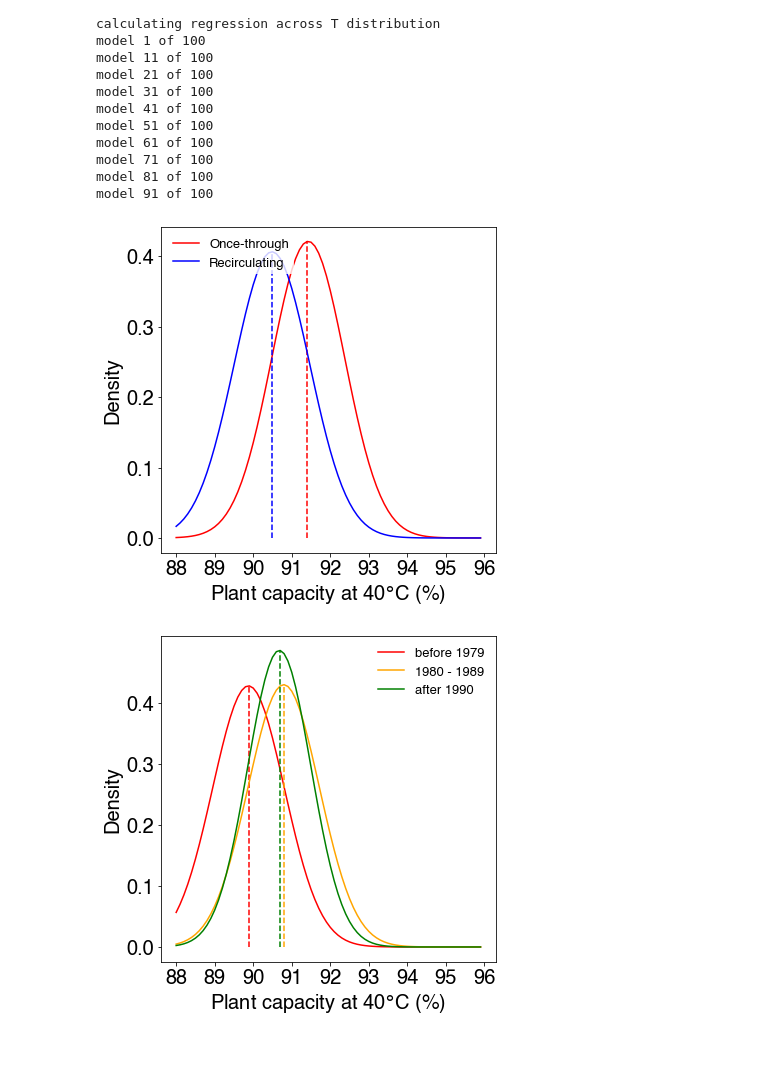
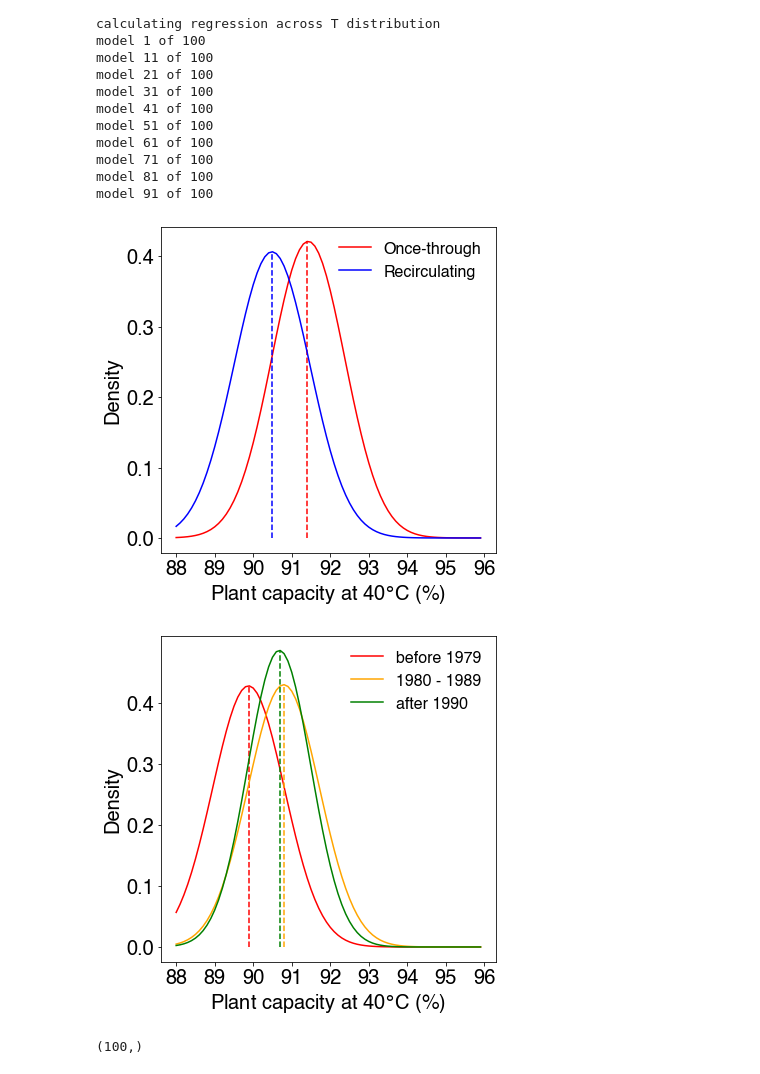
Before and after one commit to ecoffel/grad-research, a Jupyter notebook: 2019-electricity/el_plant_bootstrap_temp_runoff_curves.ipynb, the cells around one changed output. Drawn from its saved outputs; the diff is of its cells as text; code cells hidden in the pictures.

```diff
--- a/2019-electricity/el_plant_bootstrap_temp_runoff_curves.ipynb
+++ b/2019-electricity/el_plant_bootstrap_temp_runoff_curves.ipynb
@@ -146,9 +146,12 @@ plantUSorEU = plantUSorEU[ind]
 # plantCoolingTmp = plantCoolingTmp[nn]
 # plantCooling = np.array(list(plantCoolingTmp)*int(len(plantYears)/len(plantCoolingTmp)))
 # %%
-n = 0
-
+page = []
+pcooling = []
 for i in np.unique(plantIds):
     ind = np.where(plantIds==i)[0][0]
-    if plantCooling[ind] == 0:
-        n += 1
+    if plantAge[ind] > 1000 and plantCooling[ind] >= 0:
+        page.append(plantAge[ind])
+        pcooling.append(plantCooling[ind])
+page = np.array(page)
+pcooling = np.array(pcooling)
@@ -521,6 +556,7 @@ plantYears = plantYears[ind]
 plantCooling = plantCooling[ind]
 plantCoolingOT = np.array([0]*len(ind))
 plantCoolingRC = np.array([1]*len(ind))
+plantCoolingUnspec = np.array([-1]*len(ind))
 plantAge = plantAge[ind]
 plantAge1970 = np.array([1970]*len(ind))
 plantAge1980 = np.array([1980]*len(ind))
@@ -533,6 +569,7 @@ qd = 0
 print('calculating regression across T distribution')
 ydAllOT = np.full([len(models)], np.nan)
 ydAllRC = np.full([len(models)], np.nan)
+ydAllUnspec = np.full([len(models)], np.nan)
 
 ydAll1970 = np.full([len(models)], np.nan)
 ydAll1980 = np.full([len(models)], np.nan)
@@ -546,6 +583,10 @@ dfpredRC = pd.DataFrame({'T1':[xd]*len(plantIds), 'T2':[xd**2]*len(plantIds), \
                  'QS1':[qd]*len(plantIds), 'QS2':[qd**2]*len(plantIds), \
                  'QST':[xd*qd]*len(plantIds), 'QS2T2':[(xd**2)*(qd**2)]*len(plantIds), \
                  'PlantIds':plantIds, 'PlantYears':plantYears, 'PlantCooling':plantCoolingRC, 'PlantAge':plantAge, 'USorEU':plantUSorEU})
+dfpredUnspec = pd.DataFrame({'T1':[xd]*len(plantIds), 'T2':[xd**2]*len(plantIds), \
+                 'QS1':[qd]*len(plantIds), 'QS2':[qd**2]*len(plantIds), \
+                 'QST':[xd*qd]*len(plantIds), 'QS2T2':[(xd**2)*(qd**2)]*len(plantIds), \
+                 'PlantIds':plantIds, 'PlantYears':plantYears, 'PlantCooling':plantCoolingUnspec, 'PlantAge':plantAge, 'USorEU':plantUSorEU})
 
 dfpred1970 = pd.DataFrame({'T1':[xd]*len(plantIds), 'T2':[xd**2]*len(plantIds), \
                  'QS1':[qd]*len(plantIds), 'QS2':[qd**2]*len(plantIds), \
@@ -564,6 +605,7 @@ for i in range(len(models)):
         print('model %d of %d'%(i+1, len(models)))
     ydAllOT[i] = np.nanmean(models[i].predict(dfpredOT))
     ydAllRC[i] = np.nanmean(models[i].predict(dfpredRC))
+    ydAllUnspec[i] = np.nanmean(models[i].predict(dfpredUnspec))
 
     ydAll1970[i] = np.nanmean(models[i].predict(dfpred1970))
     ydAll1980[i] = np.nanmean(models[i].predict(dfpred1980))
@@ -586,31 +628,36 @@ model 91 of 100
 # %%
 from scipy.stats import norm
 
 normOT = norm.fit(ydAllOT)
 normRC = norm.fit(ydAllRC)
+normUnspec = norm.fit(ydAllUnspec)
 
 xaxis = np.arange(88, 96, 0.1)
 pdfOT = norm.pdf(xaxis, normOT[0], normOT[1])
 pdfRC = norm.pdf(xaxis, normRC[0], normRC[1])
+pdfUnspec = norm.pdf(xaxis, normUnspec[0], normUnspec[1])
 
 xMaxOT = np.where(pdfOT==np.nanmax(pdfOT))[0]
 xMaxRC = np.where(pdfRC==np.nanmax(pdfRC))[0]
+xMaxUnspec = np.where(pdfUnspec==np.nanmax(pdfUnspec))[0]
 
 plt.figure(figsize=(6,6))
 plt.plot(xaxis, pdfOT, '-r', label='Once-through')
 plt.plot([xaxis[xMaxOT], xaxis[xMaxOT]], [0, pdfOT[xMaxOT]], '--r')
 plt.plot(xaxis, pdfRC, '-b', label='Recirculating')
 plt.plot([xaxis[xMaxRC], xaxis[xMaxRC]], [0, pdfRC[xMaxRC]], '--b')
+# plt.plot(xaxis, pdfUnspec, '-g', label='Unspecified')
+# plt.plot([xaxis[xMaxUnspec], xaxis[xMaxUnspec]], [0, pdfUnspec[xMaxUnspec]], '--g')
 plt.xlabel('Plant capacity at 40$\degree$C (%)', fontsize=20)
 plt.ylabel('Density', fontsize=20)
 plt.yticks(np.arange(0, .41, .1), fontsize=20)
 plt.xticks(np.arange(88, 96.1, 1), fontsize=20)
 
-leg = plt.legend(prop = {'size':13, 'family':'Helvetica'}, loc = 'upper left')
+leg = plt.legend(prop = {'size':16, 'family':'Helvetica'}, loc = 'upper right')
 leg.get_frame().set_linewidth(0.0)
-# plt.savefig('cooling-type-comparison-%s-%s.png'%(tempVar, qsVar), format='png', dpi=500, bbox_inches = 'tight', pad_inches = 0)
+plt.savefig('cooling-type-comparison-%s-%s.png'%(tempVar, qsVar), format='png', dpi=500, bbox_inches = 'tight', pad_inches = 0)
 # %% [output]
-[figure, old version]
+[figure, new version]
 # %%
 from scipy.stats import norm
 
@@ -642,8 +689,12 @@ plt.ylabel('Density', fontsize=20)
 plt.yticks(np.arange(0, .41, .1), fontsize=20)
 plt.xticks(np.arange(88, 96.1, 1), fontsize=20)
 
-leg = plt.legend(prop = {'size':13, 'family':'Helvetica'}, loc = 'upper right')
+leg = plt.legend(prop = {'size':16, 'family':'Helvetica'}, loc = 'upper right')
 leg.get_frame().set_linewidth(0.0)
-# plt.savefig('plant-age-comparison-%s-%s.png'%(tempVar, qsVar), format='png', dpi=500, bbox_inches = 'tight', pad_inches = 0)
+plt.savefig('plant-age-comparison-%s-%s.png'%(tempVar, qsVar), format='png', dpi=500, bbox_inches = 'tight', pad_inches = 0)
 # %% [output]
-[figure, old version]
+[figure, new version]
+# %%
+ydAll1970.shape
+# %% [output]
+(100,)
```
Also changed, not shown: parts of 3 cells of this notebook, 8 other files.
